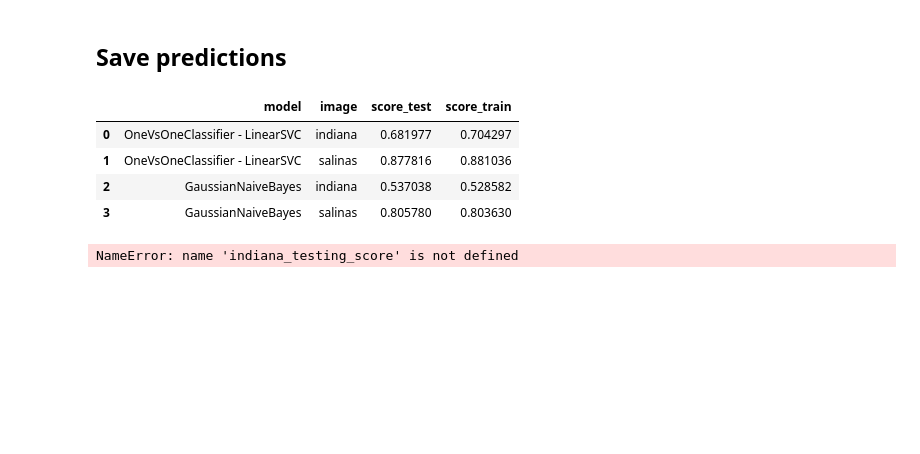
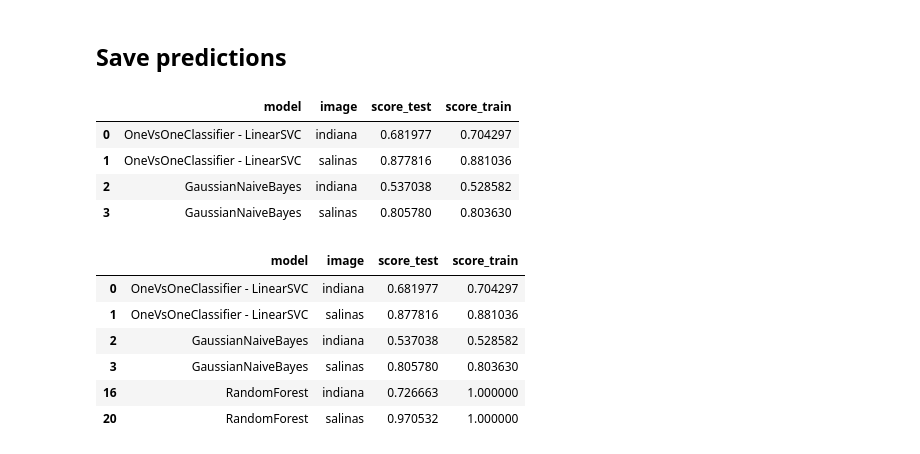
Before and after one commit to SabineHU/projet-IML, a Jupyter notebook: src/supervised_random_forest_classifier.ipynb, the cells around one changed output. Drawn from its saved outputs; the diff is of its cells as text; code cells hidden in the pictures; blank space fills up the shorter version.

Commit message:
Radom Forest notebook added

```diff
--- a/src/supervised_random_forest_classifier.ipynb
+++ b/src/supervised_random_forest_classifier.ipynb
@@ -339,14 +339,14 @@ salinas_testing_score = 0
 for cluster in labels_salinas:
     idxs = np.argwhere(y_test_salinas_labels == cluster).flatten()
     score = modelRF_salinas.score(x_test_salinas[idxs], y_test_salinas_labels[idxs])
-    mean_score += score
+    salinas_testing_score += score
     print("Cluster: {}".format(cluster))
     print("Nb samples: {}".format(y_test_salinas_labels[idxs].size))
     print("Score: {}".format(score))
     print("-----------")
 
-mean_score /= len(labels_salinas)
-print(mean_score)
+salinas_testing_score /= len(labels_salinas)
+print(salinas_testing_score)
 # %% [output]
 Cluster: 0
 Nb samples: 503
@@ -550,7 +550,15 @@ df
 | 2 | GaussianNaiveBayes | indiana | 0.537038 | 0.528582 |
 | 3 | GaussianNaiveBayes | salinas | 0.805780 | 0.803630 |
 # %%
-df.loc[df.size] = ['GaussianNaiveBayes', 'indiana', indiana_testing_score, indiana_training_score]
-df.loc[df.size] = ['GaussianNaiveBayes', 'salinas', salinas_testing_score, salinas_training_score]
+df.loc[df.size] = ['RandomForest', 'indiana', indiana_testing_score, indiana_training_score]
+df.loc[df.size] = ['RandomForest', 'salinas', salinas_testing_score, salinas_training_score]
-# %% [output]
-NameError: name 'indiana_testing_score' is not defined
+# %%
+df
+# %% [output]
+|  | model | image | score_test | score_train |
+| 0 | OneVsOneClassifier - LinearSVC | indiana | 0.681977 | 0.704297 |
+| 1 | OneVsOneClassifier - LinearSVC | salinas | 0.877816 | 0.881036 |
+| 2 | GaussianNaiveBayes | indiana | 0.537038 | 0.528582 |
+| 3 | GaussianNaiveBayes | salinas | 0.805780 | 0.803630 |
+| 16 | RandomForest | indiana | 0.726663 | 1.000000 |
+| 20 | RandomForest | salinas | 0.970532 | 1.000000 |
```
Also changed, not shown: parts of 1 cell of this notebook, 1 other file.
